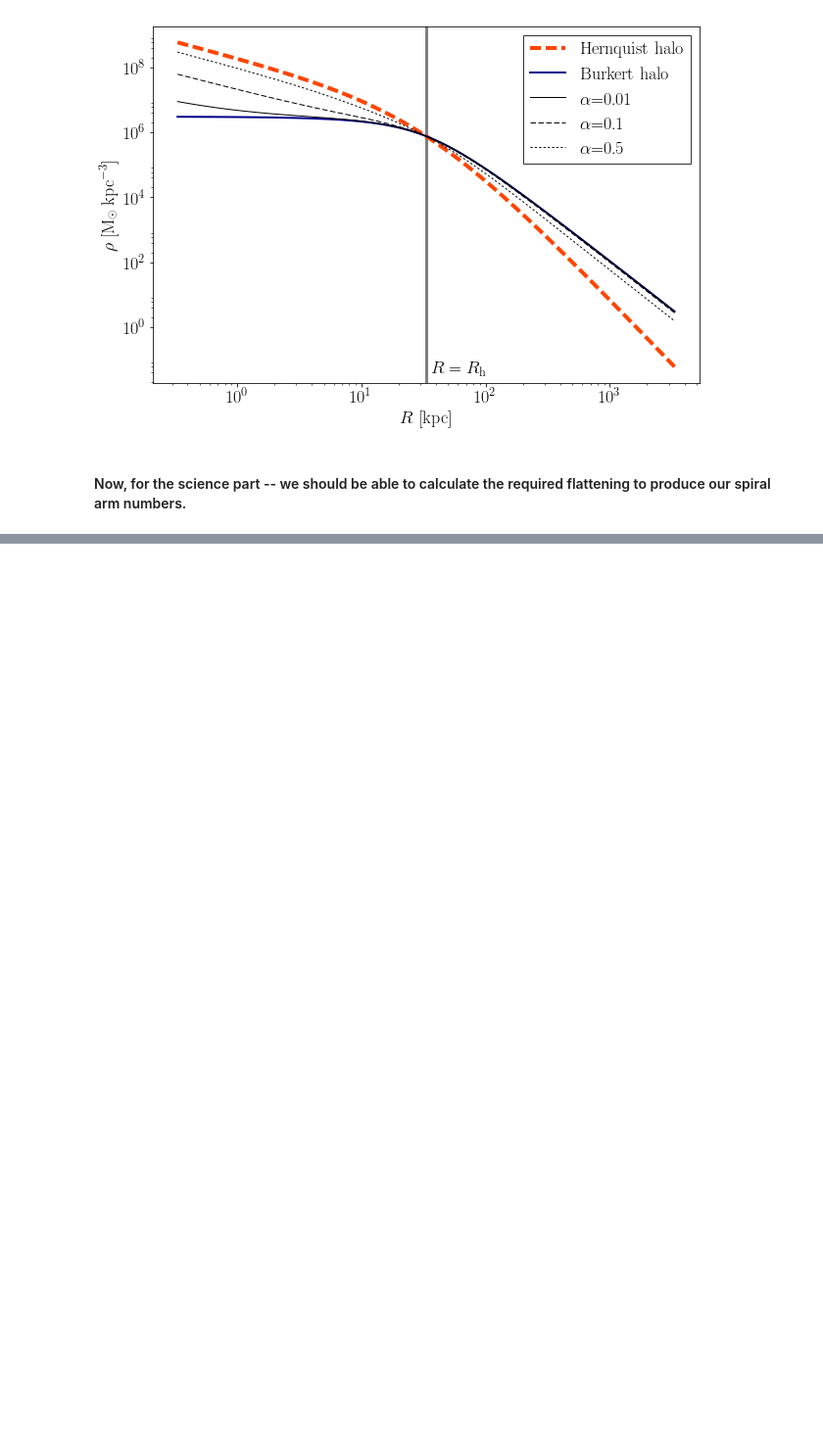
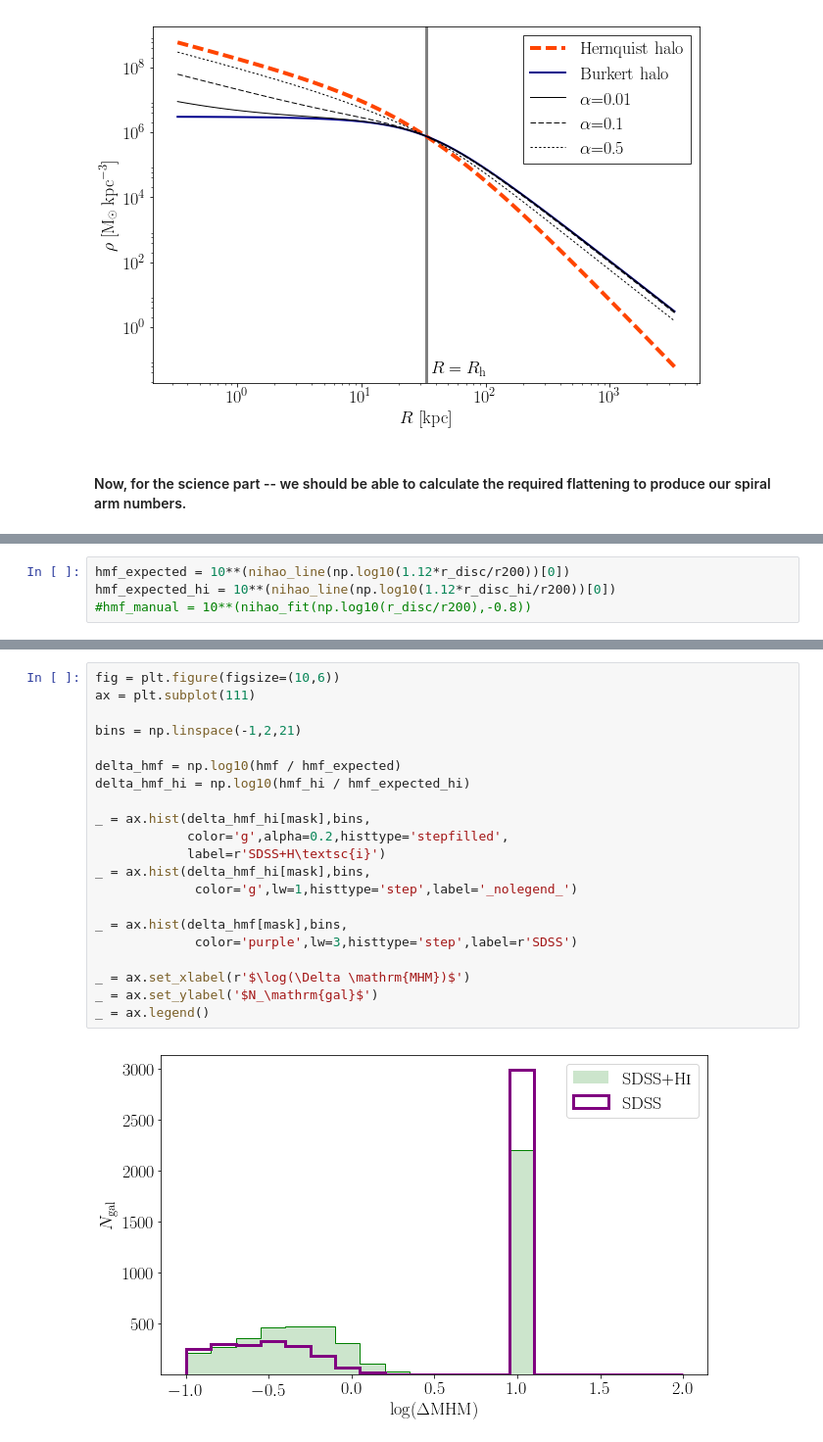
Before and after one commit to RossHart/Donghia_paper, a Jupyter notebook: halo_flattening.ipynb, the cells around one changed output, grey strips where cells are left out. Shown at 98% size. Drawn from its saved outputs; the diff is of its cells as text; blank space fills up the shorter version.

```diff
--- a/halo_flattening.ipynb
+++ b/halo_flattening.ipynb
@@ -137,0 +267,4 @@ _ = ax.hist(alphas,bins,histtype='step',color='purple',lw=3)
+# %%
+hmf_expected = 10**(nihao_line(np.log10(1.12*r_disc/r200))[0])
+hmf_expected_hi = 10**(nihao_line(np.log10(1.12*r_disc_hi/r200))[0])
+#hmf_manual = 10**(nihao_fit(np.log10(r_disc/r200),-0.8))
@@ -137,0 +279,23 @@ _ = ax.hist(alphas,bins,histtype='step',color='purple',lw=3)
+# %%
+fig = plt.figure(figsize=(10,6))
+ax = plt.subplot(111)
+
+bins = np.linspace(-1,2,21)
+
+delta_hmf = np.log10(hmf / hmf_expected)
+delta_hmf_hi = np.log10(hmf_hi / hmf_expected_hi)
+
+_ = ax.hist(delta_hmf_hi[mask],bins,
+            color='g',alpha=0.2,histtype='stepfilled',
+            label=r'SDSS+H\textsc{i}')
+_ = ax.hist(delta_hmf_hi[mask],bins,
+             color='g',lw=1,histtype='step',label='_nolegend_')
+
+_ = ax.hist(delta_hmf[mask],bins,
+             color='purple',lw=3,histtype='step',label=r'SDSS')
+
+_ = ax.set_xlabel(r'$\log(\Delta \mathrm{MHM})$')
+_ = ax.set_ylabel('$N_\mathrm{gal}$')
+_ = ax.legend()
+# %% [output]
+[figure, added]
```
Also changed, not shown: parts of 30 cells of this notebook.
